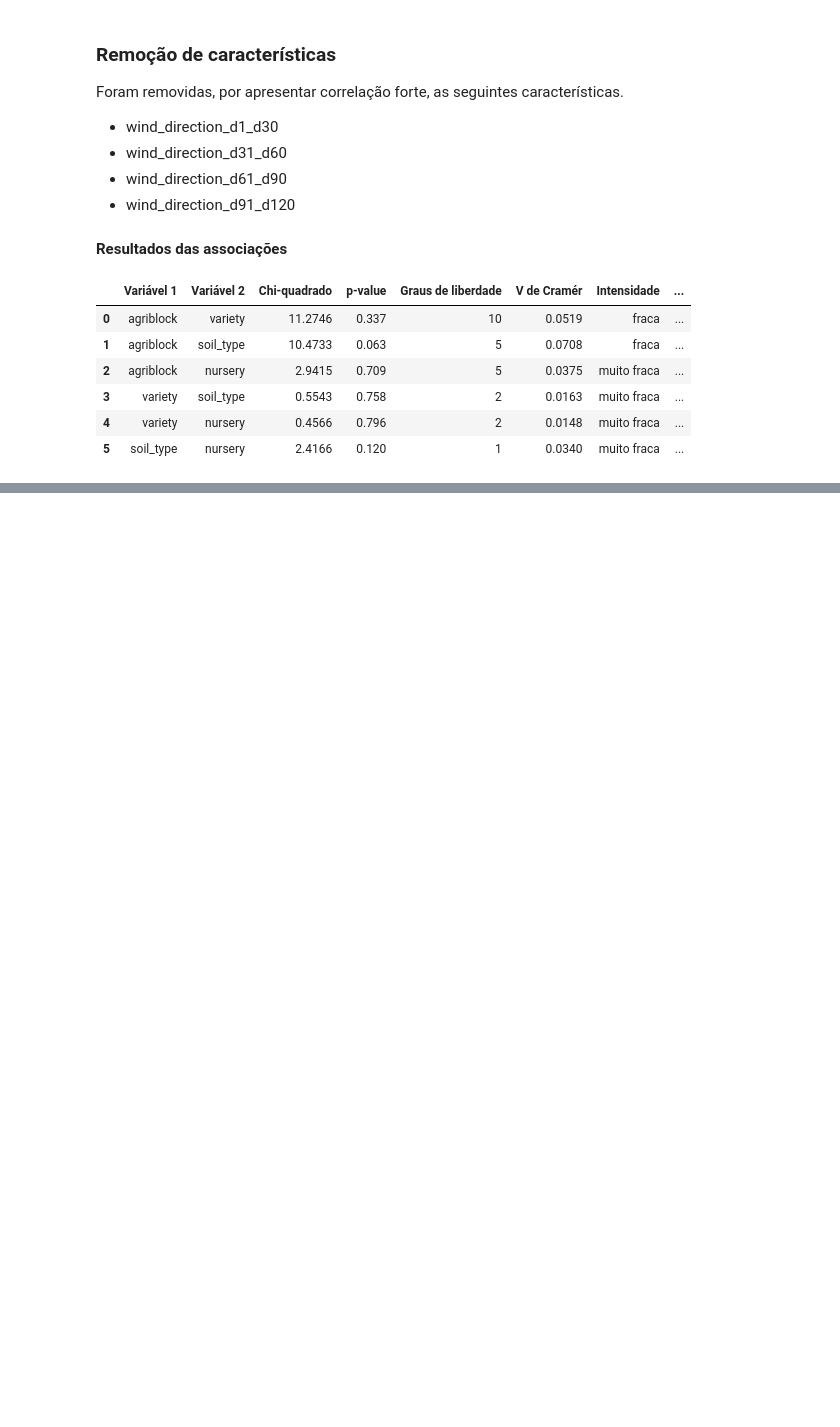
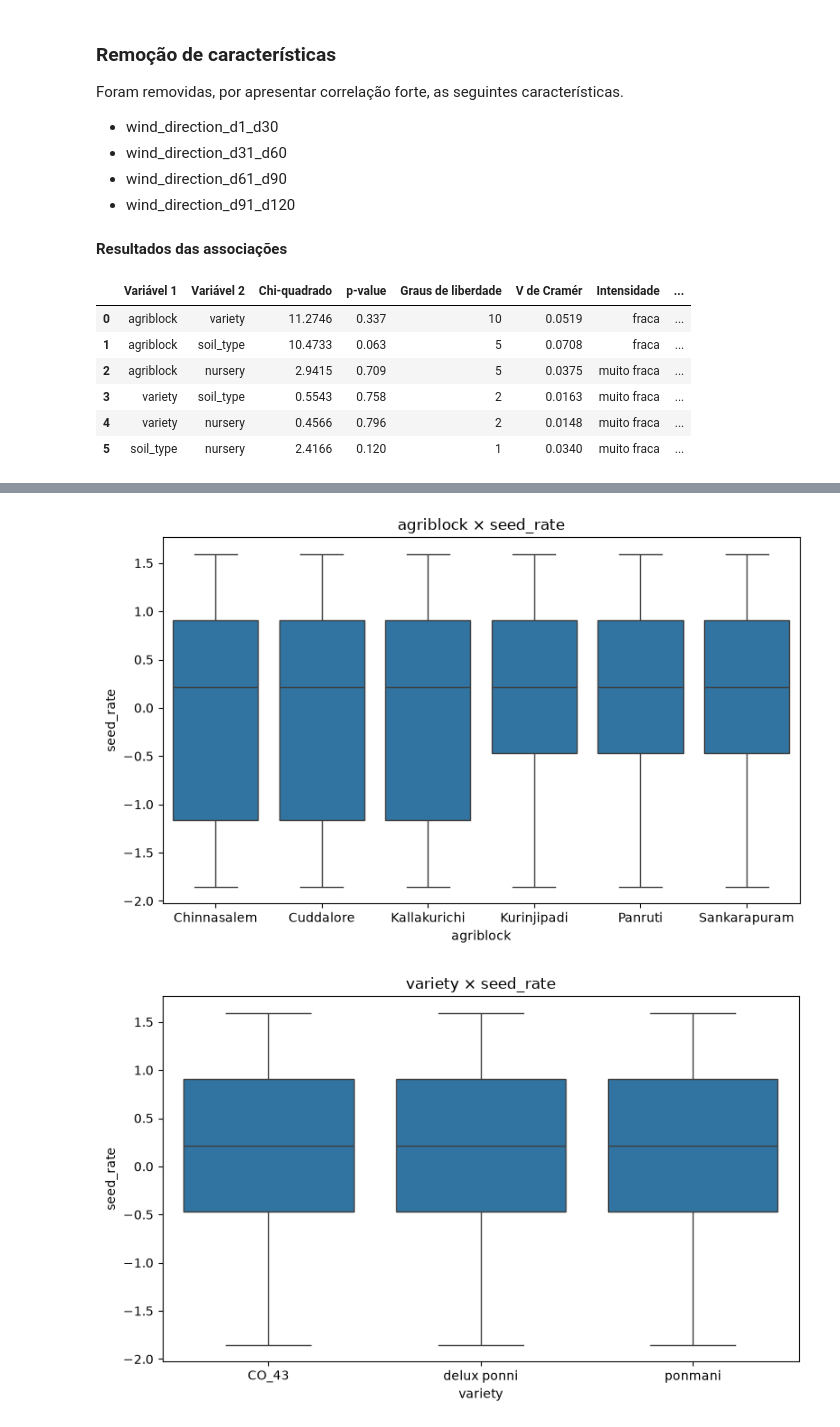
Before and after one commit to gabdumal/data_mining, a Jupyter notebook: assignment_3/treatment.ipynb, the cells around one changed output, grey strips where cells are left out. Drawn from its saved outputs; the diff is of its cells as text; code cells hidden in the pictures; blank space fills up the shorter version.

```diff
--- a/assignment_3/treatment.ipynb
+++ b/assignment_3/treatment.ipynb
@@ -399,0 +583,27 @@ Resultados das associações
+# %%
+def plot_categorical_numeric_relationships(
+    data_frame: pd.DataFrame,
+    categorical_columns: list[str],
+    numerical_columns: list[str],
+):
+    for categorical, numerical in product(categorical_columns, numerical_columns):
+        plt.figure(figsize=(8, 5))
+
+        sns.boxplot(data=data_frame, x=categorical, y=numerical)
+
+        plt.title(f"{categorical} × {numerical}")
+        plt.xlabel(categorical)
+        plt.ylabel(numerical)
+
+        plt.tight_layout()
+        plt.show()
+
+
+plot_categorical_numeric_relationships(
+    data_frame=f3_df,
+    categorical_columns=f3_categorical_columns,
+    numerical_columns=f3_numerical_columns,
+)
+# %% [output]
+[figure, added]
+[figure, added]
```
Also changed, not shown: parts of 16 cells of this notebook, 3 other files.
